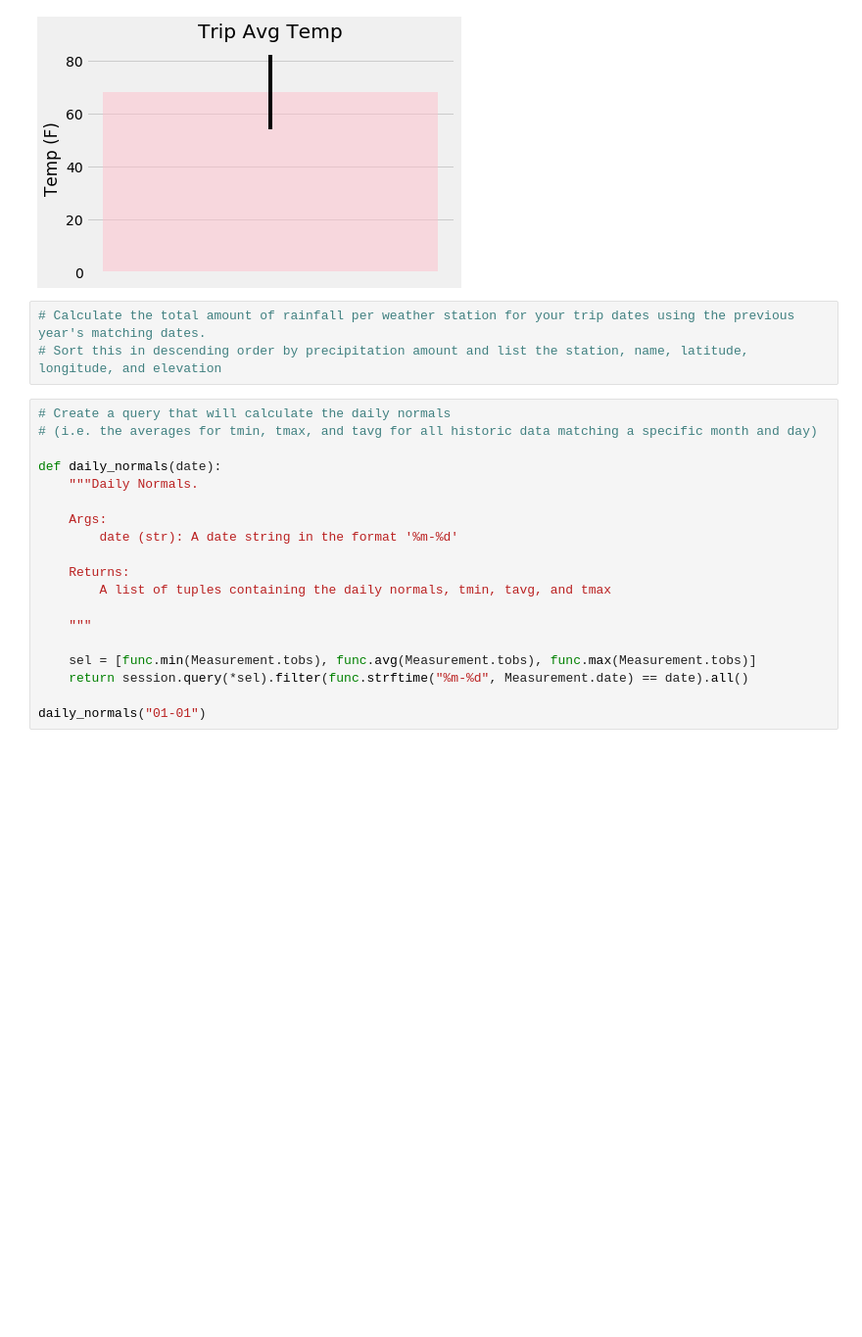
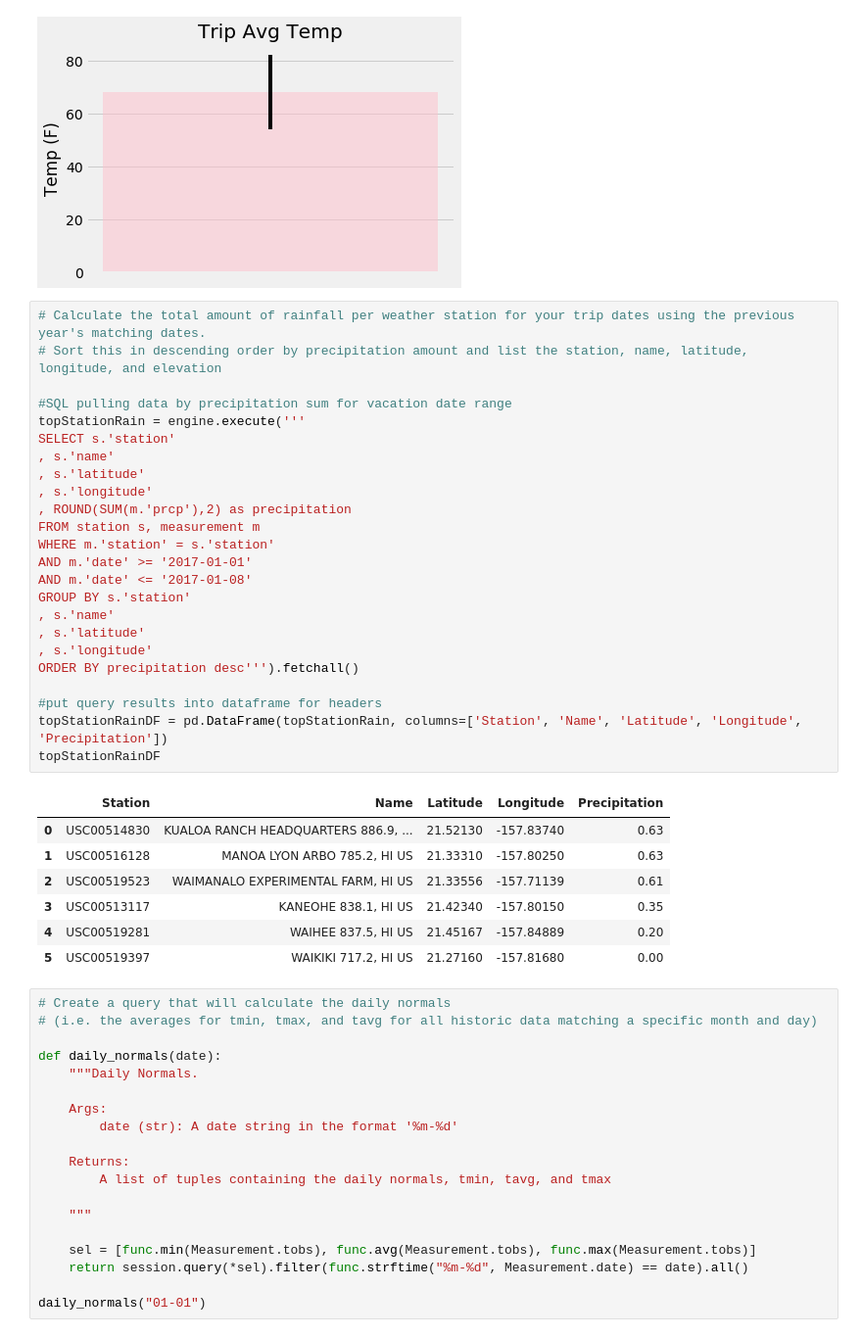
Before and after one commit to bbixby/sqlalchemy-challenge, a Jupyter notebook: climate_analysis.ipynb, the cells around one changed output. Shown: that part at 98% size. Cells and saved outputs as stored; diff of their text form; blank space fills up the shorter version.

```diff
--- a/climate_analysis.ipynb
+++ b/climate_analysis.ipynb
@@ -276,6 +276,35 @@ plt.show()
 # %%
 # Calculate the total amount of rainfall per weather station for your trip dates using the previous year's matching dates.
 # Sort this in descending order by precipitation amount and list the station, name, latitude, longitude, and elevation
+
+#SQL pulling data by precipitation sum for vacation date range
+topStationRain = engine.execute('''
+SELECT s.'station'
+, s.'name'
+, s.'latitude'
+, s.'longitude'
+, ROUND(SUM(m.'prcp'),2) as precipitation
+FROM station s, measurement m
+WHERE m.'station' = s.'station'
+AND m.'date' >= '2017-01-01'
+AND m.'date' <= '2017-01-08'
+GROUP BY s.'station'
+, s.'name'
+, s.'latitude'
+, s.'longitude'
+ORDER BY precipitation desc''').fetchall()
+
+#put query results into dataframe for headers
+topStationRainDF = pd.DataFrame(topStationRain, columns=['Station', 'Name', 'Latitude', 'Longitude', 'Precipitation'])
+topStationRainDF
+# %% [output]
+|  | Station | Name | Latitude | Longitude | Precipitation |
+| 0 | USC00514830 | KUALOA RANCH HEADQUARTERS 886.9, ... | 21.52130 | -157.83740 | 0.63 |
+| 1 | USC00516128 | MANOA LYON ARBO 785.2, HI US | 21.33310 | -157.80250 | 0.63 |
+| 2 | USC00519523 | WAIMANALO EXPERIMENTAL FARM, HI US | 21.33556 | -157.71139 | 0.61 |
+| 3 | USC00513117 | KANEOHE 838.1, HI US | 21.42340 | -157.80150 | 0.35 |
+| 4 | USC00519281 | WAIHEE 837.5, HI US | 21.45167 | -157.84889 | 0.20 |
+| 5 | USC00519397 | WAIKIKI 717.2, HI US | 21.27160 | -157.81680 | 0.00 |
 # %%
 # Create a query that will calculate the daily normals
 # (i.e. the averages for tmin, tmax, and tavg for all historic data matching a specific month and day)
```
